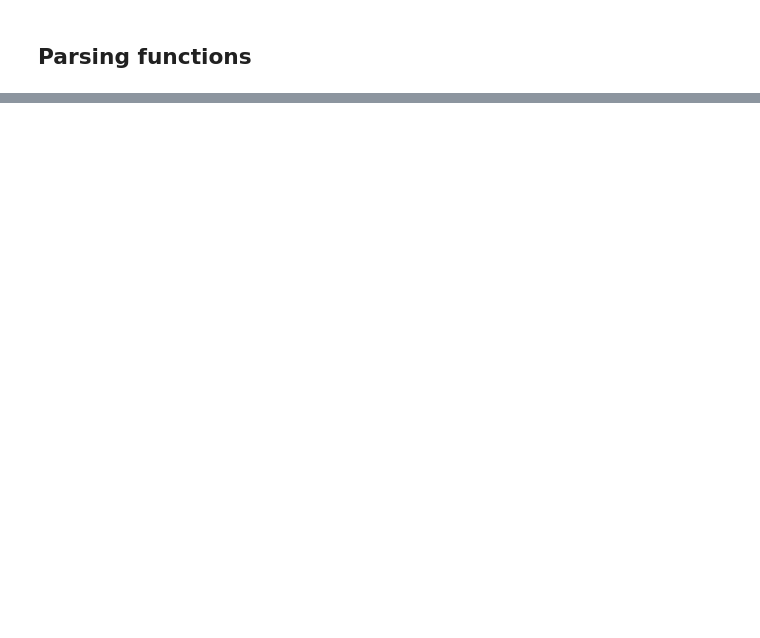
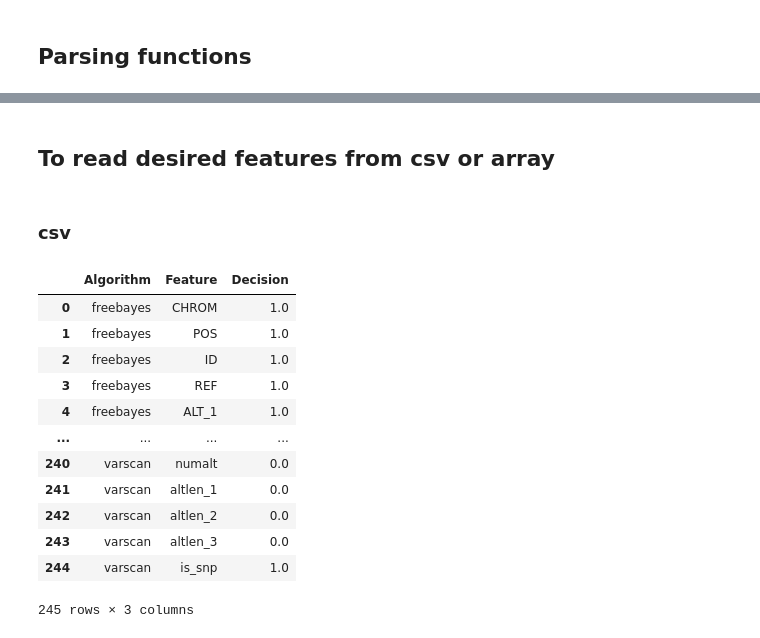
Before and after one commit to TingWeee/SNVcallingAlgo, a Jupyter notebook: GradientBoosting_MoreFeatures.ipynb, the cells around one changed output, grey strips where cells are left out. Saved outputs shown, nothing was run; the diff lists cells and outputs as text; code cells hidden in the pictures; blank space fills up the shorter version.

```diff
--- a/GradientBoosting_MoreFeatures.ipynb
+++ b/GradientBoosting_MoreFeatures.ipynb
@@ -366,0 +62,23 @@ model = XGBClassifier(eval_metric='rmse')
+# %% [markdown]
+## To read desired features from csv or array
+# %% [markdown]
+### csv
+# %%
+poss_features = pd.read_csv('features.csv')
+poss_features.drop(columns=['real2-2 values','Definition'], inplace=True)
+poss_features = poss_features[:245]
+poss_features
+# %% [output]
+|  | Algorithm | Feature | Decision |
+| 0 | freebayes | CHROM | 1.0 |
+| 1 | freebayes | POS | 1.0 |
+| 2 | freebayes | ID | 1.0 |
+| 3 | freebayes | REF | 1.0 |
+| 4 | freebayes | ALT_1 | 1.0 |
+| ... | ... | ... | ... |
+| 240 | varscan | numalt | 0.0 |
+| 241 | varscan | altlen_1 | 0.0 |
+| 242 | varscan | altlen_2 | 0.0 |
+| 243 | varscan | altlen_3 | 0.0 |
+| 244 | varscan | is_snp | 1.0 |
+245 rows × 3 columns
```
Also changed, not shown: parts of 83 cells of this notebook.
